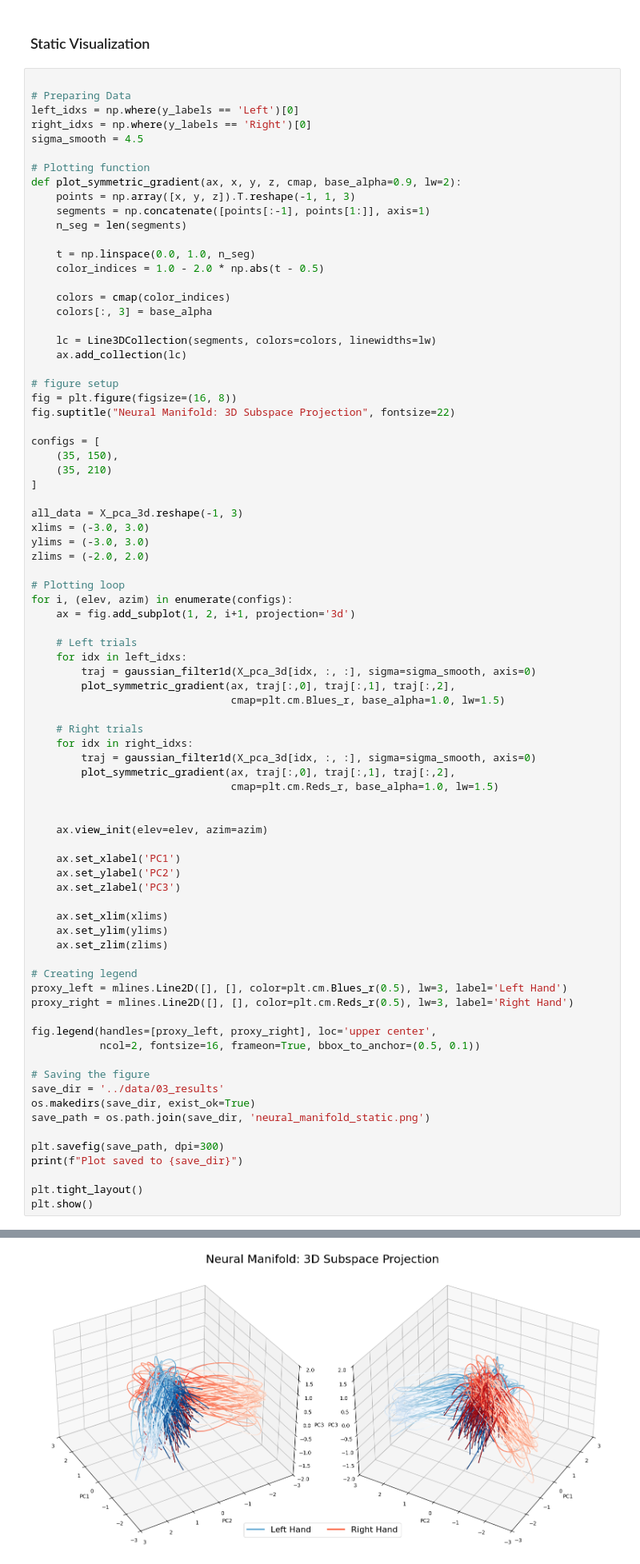
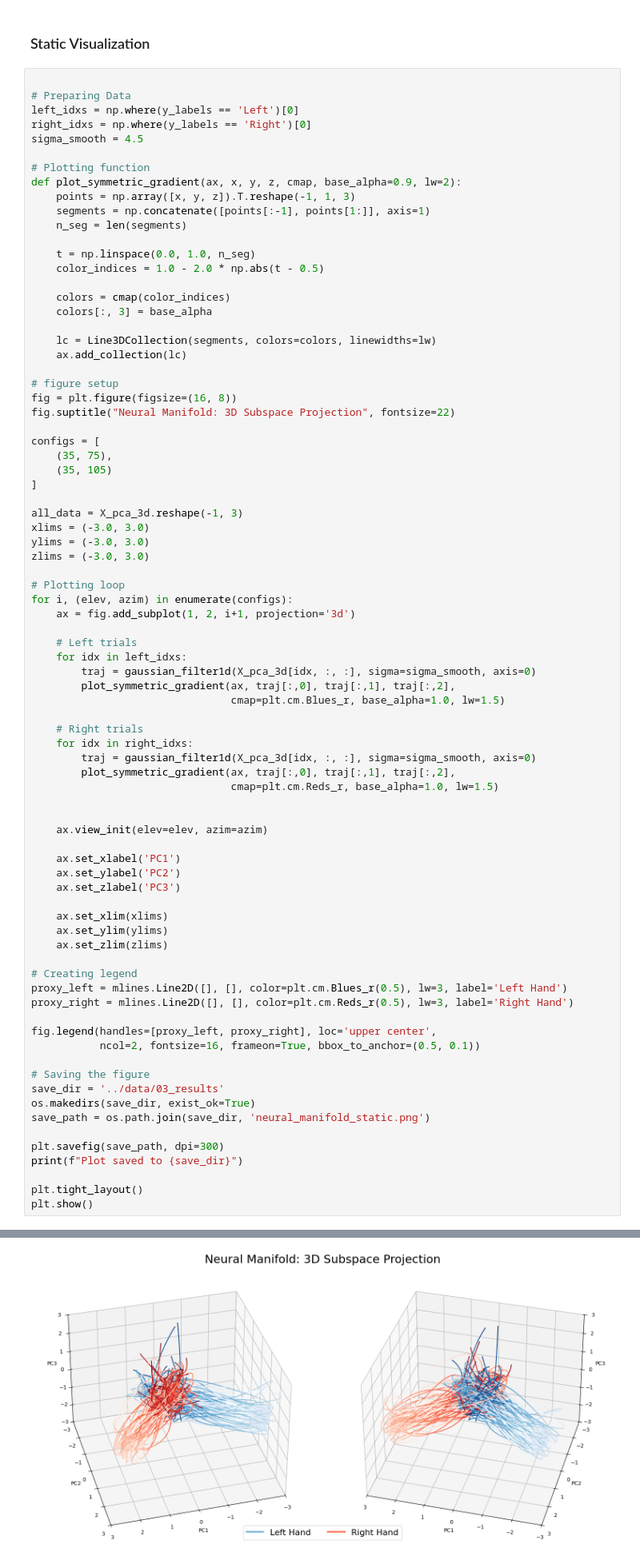
Before and after one commit to mattia-3rne/neural-manifold-decoding-via-spectral-pca, a Jupyter notebook: notebooks/03_manifold_decoding.ipynb, the cells around one changed output, grey strips where cells are left out. Shown at 80% size. Drawn from its saved outputs; the diff is of its cells as text.

```diff
--- a/notebooks/03_manifold_decoding.ipynb
+++ b/notebooks/03_manifold_decoding.ipynb
@@ -109,14 +109,14 @@ fig = plt.figure(figsize=(16, 8))
 fig.suptitle("Neural Manifold: 3D Subspace Projection", fontsize=22)
 
 configs = [
-    (35, 150),
-    (35, 210)
+    (35, 75),
+    (35, 105)
 ]
 
 all_data = X_pca_3d.reshape(-1, 3)
 xlims = (-3.0, 3.0)
 ylims = (-3.0, 3.0)
-zlims = (-2.0, 2.0)
+zlims = (-3.0, 3.0)
 
 # Plotting loop
 for i, (elev, azim) in enumerate(configs):
@@ -137,34 +137,34 @@ for i, (elev, azim) in enumerate(configs):
 
     ax.view_init(elev=elev, azim=azim)
 
     ax.set_xlabel('PC1')
     ax.set_ylabel('PC2')
     ax.set_zlabel('PC3')
 
     ax.set_xlim(xlims)
     ax.set_ylim(ylims)
     ax.set_zlim(zlims)
 
 # Creating legend
 proxy_left = mlines.Line2D([], [], color=plt.cm.Blues_r(0.5), lw=3, label='Left Hand')
 proxy_right = mlines.Line2D([], [], color=plt.cm.Reds_r(0.5), lw=3, label='Right Hand')
 
 fig.legend(handles=[proxy_left, proxy_right], loc='upper center',
            ncol=2, fontsize=16, frameon=True, bbox_to_anchor=(0.5, 0.1))
 
 # Saving the figure
 save_dir = '../data/03_results'
 os.makedirs(save_dir, exist_ok=True)
 save_path = os.path.join(save_dir, 'neural_manifold_static.png')
 
 plt.savefig(save_path, dpi=300)
 print(f"Plot saved to {save_dir}")
 
 plt.tight_layout()
 plt.show()
 # %% [output]
 Plot saved to ../data/03_results
-[figure, old version]
+[figure, new version]
 # %% [markdown]
 ### Animated Visualization
 # %%
```
Also changed, not shown: parts of 2 cells of this notebook, 5 other files.
